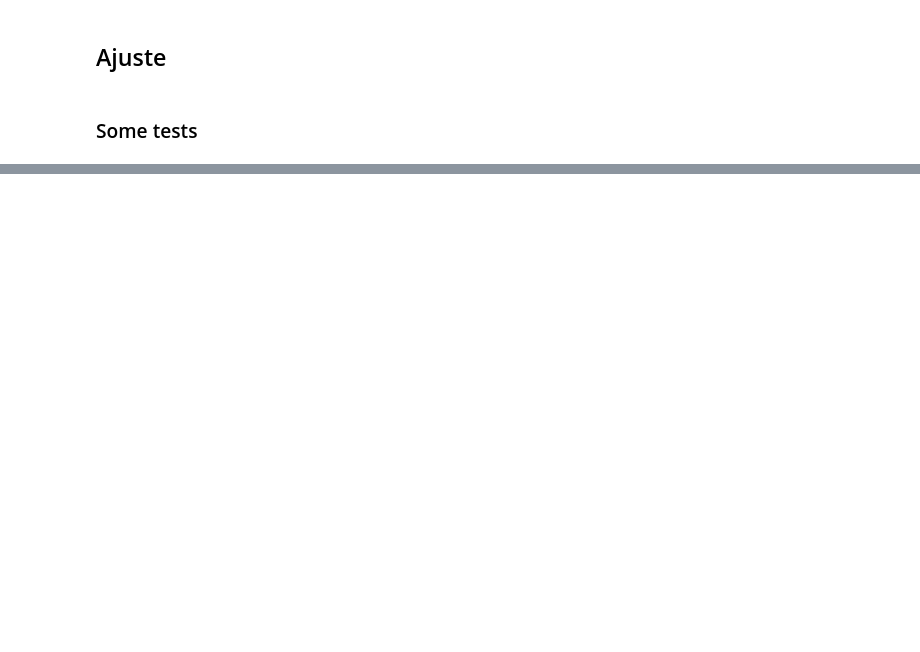
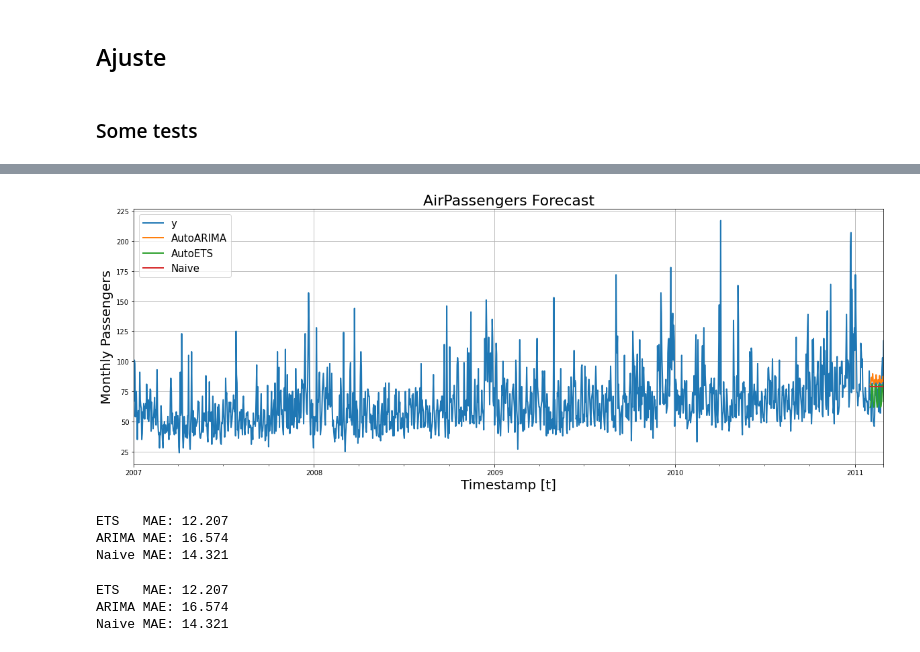
Before and after one commit to Faluhelyi/tcc_est_unb, a Jupyter notebook: scripts/main.ipynb, the cells around one changed output, grey strips where cells are left out. Cells and saved outputs as stored; diff of their text form; code cells hidden in the pictures; blank space fills up the shorter version.

```diff
--- a/scripts/main.ipynb
+++ b/scripts/main.ipynb
@@ -95,0 +101,29 @@ StatsForecast.plot(Y_ts)
+# %%
+Y_train_df = Y_ts[Y_ts.ds <= '2011-01-31']
+Y_test_df = Y_ts[(Y_ts.ds <= '2011-02-28') & (Y_ts.ds >= '2011-02-01')]
+# %%
+from statsforecast import StatsForecast #Imports the core StatsForecast class
+from statsforecast.models import AutoARIMA, AutoETS, Naive #Imports the models you will use
+
+season_length = 365.25 # Daily data (freq. as week)
+horizon = len(Y_test_df) # Predict the lenght of the test df
+# %%
+# Include the models you imported
+models = [
+    AutoARIMA(season_length=season_length),
+    AutoETS(model = 'ZZZ', season_length=season_length),
+    Naive()
+]
+
+# Instansiate the StatsForecast class as sf
+sf = StatsForecast(
+    df=Y_train_df,
+    models=models,
+    freq='D',
+    n_jobs=-1
+)
+
+# Forecast for the defined horizon
+Y_hat_df = sf.forecast(horizon)
+
+Y_hat_df.head()
@@ -95,0 +150,49 @@ StatsForecast.plot(Y_ts)
+# %%
+import matplotlib.pyplot as plt
+
+Y_hat_df = Y_test_df.merge(Y_hat_df, how='left', on=['unique_id', 'ds'])
+
+fig, ax = plt.subplots(1, 1, figsize = (20, 7))
+plot_df = pd.concat([Y_train_df, Y_hat_df]).set_index('ds')
+plot_df[['y', 'AutoARIMA', 'AutoETS', 'Naive']].plot(ax=ax, linewidth=2)
+ax.set_title('AirPassengers Forecast', fontsize=22)
+ax.set_ylabel('Monthly Passengers', fontsize=20)
+ax.set_xlabel('Timestamp [t]', fontsize=20)
+ax.legend(prop={'size': 15})
+ax.grid()
+
+plt.show()
+# %% [output]
+[figure, added]
+# %%
+def mae(y_hat, y_true):
+    return np.mean(np.abs(y_hat-y_true))
+
+y_true = Y_test_df['y'].values
+ets_preds = Y_hat_df['ETS'].values
+arima_preds = Y_hat_df['AutoARIMA'].values
+naive_preds = Y_hat_df['Naive'].values
+
+print('ETS   MAE: %0.3f' % mae(ets_preds, y_true))
+print('ARIMA MAE: %0.3f' % mae(arima_preds, y_true))
+print('Naive MAE: %0.3f' % mae(naive_preds, y_true))
+# %% [output]
+ETS   MAE: 12.207
+ARIMA MAE: 16.574
+Naive MAE: 14.321
+# %%
+def mae(y_hat, y_true):
+    return np.mean(np.abs(y_hat-y_true))
+
+y_true = Y_test_df['y'].values
+ets_preds = Y_hat_df['AutoETS'].values
+arima_preds = Y_hat_df['AutoARIMA'].values
+naive_preds = Y_hat_df['Naive'].values
+
+print('ETS   MAE: %0.3f' % mae(ets_preds, y_true))
+print('ARIMA MAE: %0.3f' % mae(arima_preds, y_true))
+print('Naive MAE: %0.3f' % mae(naive_preds, y_true))
+# %% [output]
+ETS   MAE: 12.207
+ARIMA MAE: 16.574
+Naive MAE: 14.321
```
Also changed, not shown: parts of 10 cells of this notebook, 3 other files.
